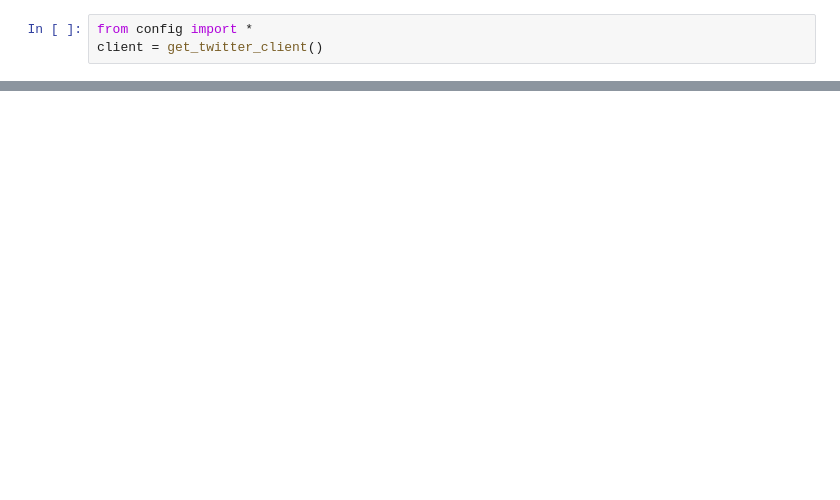
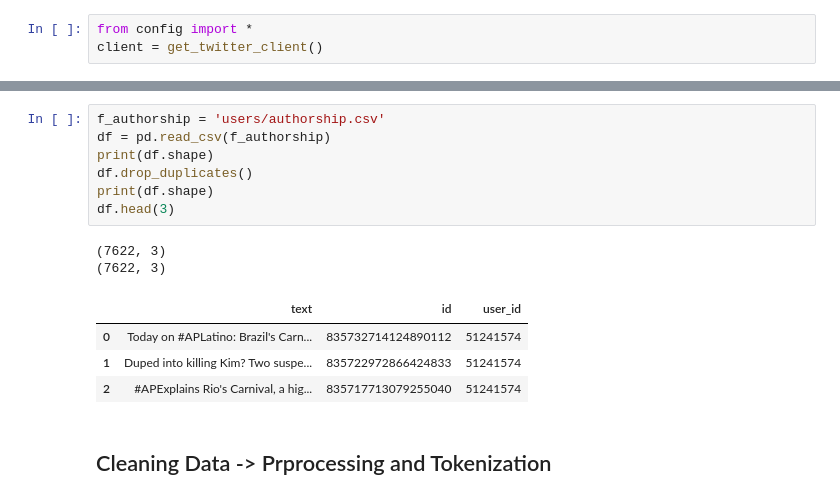
Before and after one commit to alejandrox1/tweet_authorship, a Jupyter notebook: authorship.ipynb, the cells around one changed output, grey strips where cells are left out. Drawn from its saved outputs; the diff is of its cells as text; blank space fills up the shorter version.

```diff
--- a/authorship.ipynb
+++ b/authorship.ipynb
@@ -272,0 +297,16 @@ with open(f_authorship, 'w') as fout:
+# %%
+f_authorship = 'users/authorship.csv'
+df = pd.read_csv(f_authorship)
+print(df.shape)
+df.drop_duplicates()
+print(df.shape)
+df.head(3)
+# %% [output]
+(7622, 3)
+(7622, 3)
+|  | text | id | user_id |
+| 0 | Today on #APLatino: Brazil's Carn... | 835732714124890112 | 51241574 |
+| 1 | Duped into killing Kim? Two suspe... | 835722972866424833 | 51241574 |
+| 2 | #APExplains Rio's Carnival, a hig... | 835717713079255040 | 51241574 |
+# %% [markdown]
+## Cleaning Data -> Prprocessing and Tokenization
```
Also changed, not shown: parts of 34 cells of this notebook.
